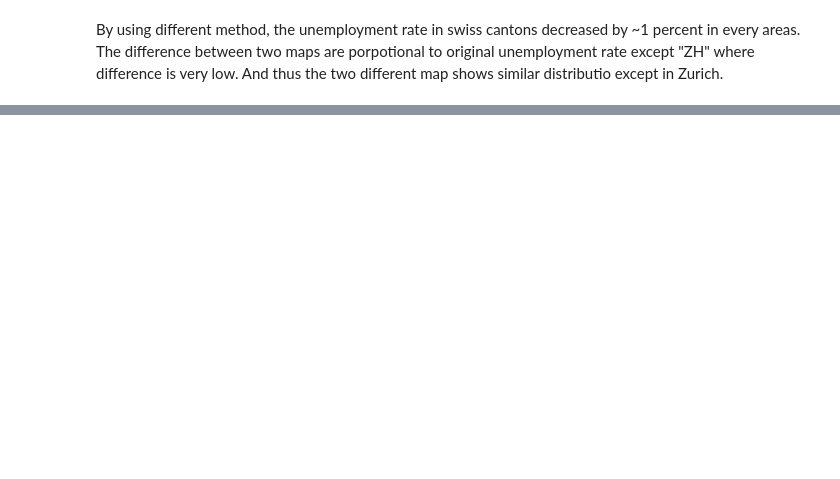
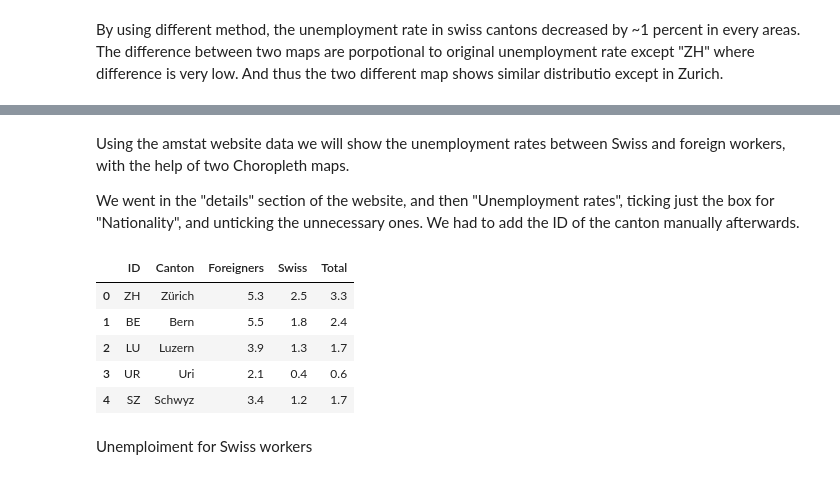
Before and after one commit to antonino-barbera/seanbi, a Jupyter notebook: HW3/Homework 3.ipynb, the cells around one changed output, grey strips where cells are left out. Cells and saved outputs as stored; diff of their text form; code cells hidden in the pictures; blank space fills up the shorter version.

```diff
--- a/HW3/Homework 3.ipynb
+++ b/HW3/Homework 3.ipynb
@@ -243,0 +254,15 @@ By using different method, the unemployment rate in swiss cantons decreased by ~
+# %% [markdown]
+Using the amstat website data we will show the unemployment rates between Swiss and foreign workers, with the help of two Choropleth maps.
+
+We went in the "details" section of the website, and then "Unemployment rates", ticking just the box for "Nationality", and unticking the unnecessary ones. We had to add the ID of the canton manually afterwards.
+# %%
+#Reading dataset
+amstat_nationality=pd.read_csv('data/amstat_nationality.csv')
+amstat_nationality.head(5)
+# %% [output]
+|  | ID | Canton | Foreigners | Swiss | Total |
+| 0 | ZH | Zürich | 5.3 | 2.5 | 3.3 |
+| 1 | BE | Bern | 5.5 | 1.8 | 2.4 |
+| 2 | LU | Luzern | 3.9 | 1.3 | 1.7 |
+| 3 | UR | Uri | 2.1 | 0.4 | 0.6 |
+| 4 | SZ | Schwyz | 3.4 | 1.2 | 1.7 |
@@ -243,0 +274,2 @@ By using different method, the unemployment rate in swiss cantons decreased by ~
+# %% [markdown]
+Unemploiment for Swiss workers
```
Also changed, not shown: parts of 10 cells of this notebook, 2 other files.
